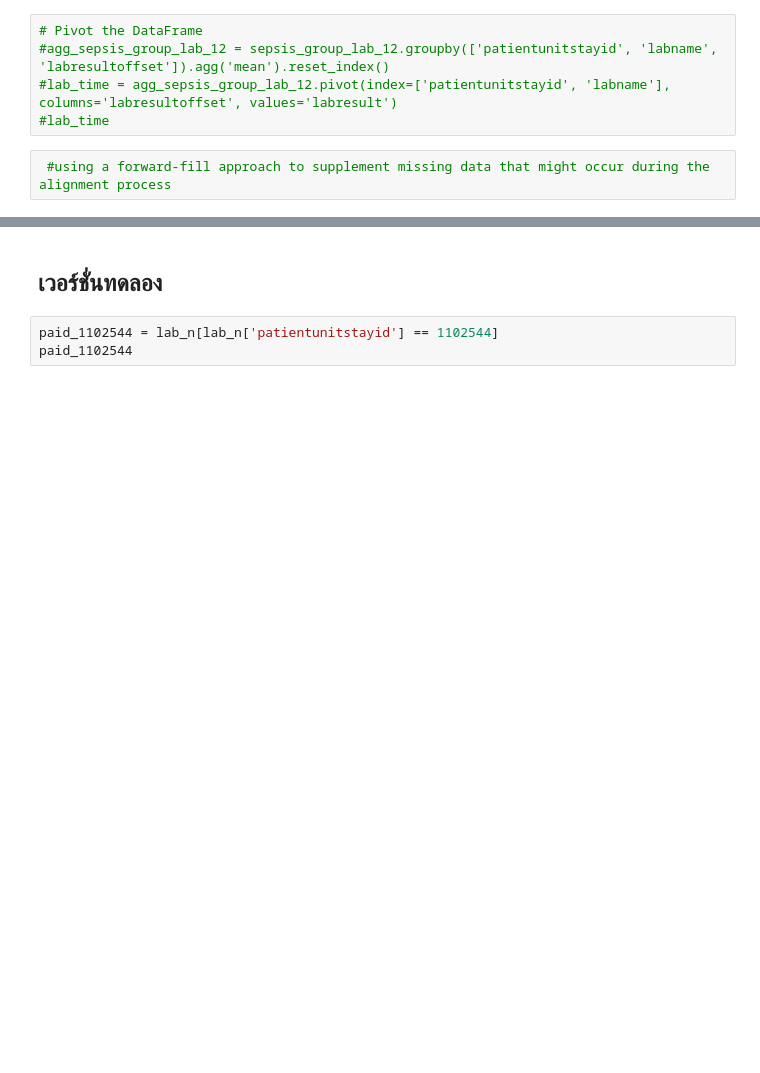
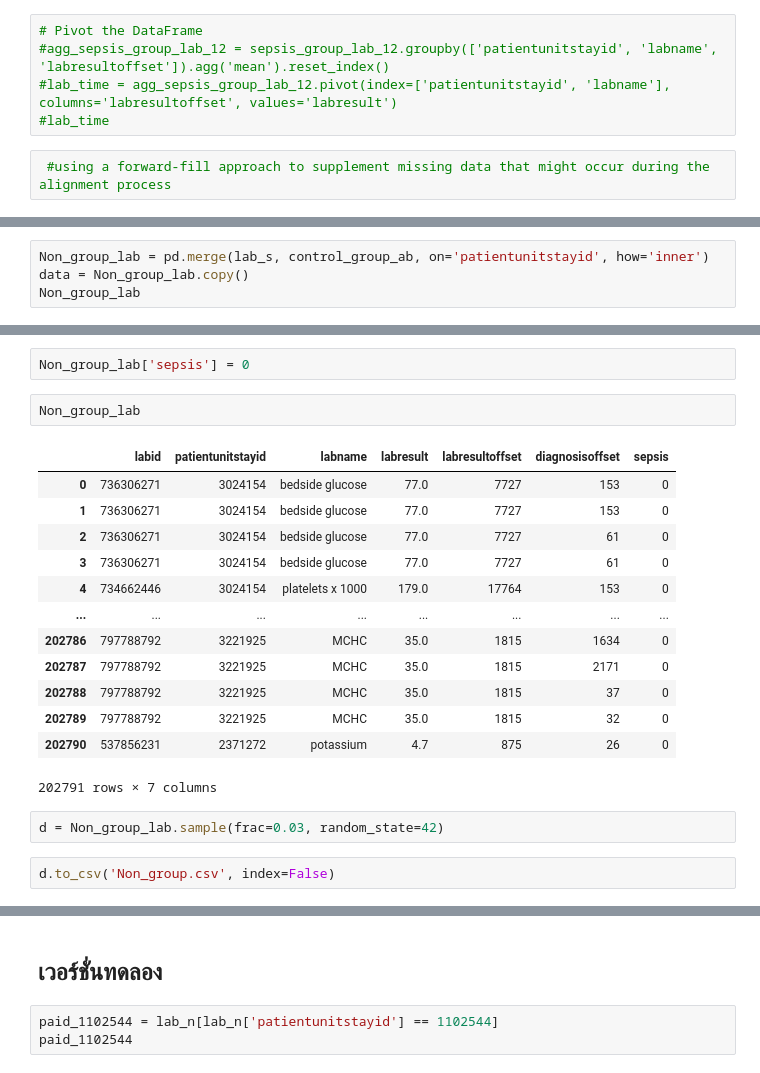
Before and after one commit to Tonry12/Data_joyx2, a Jupyter notebook: Sepsis_eICU_DATA.ipynb, the cells around one changed output, grey strips where cells are left out. Cells and saved outputs as stored; diff of their text form; blank space fills up the shorter version.

```diff
--- a/Sepsis_eICU_DATA.ipynb
+++ b/Sepsis_eICU_DATA.ipynb
@@ -569,0 +574,4 @@ sepsis_group_pivot
+# %%
+Non_group_lab = pd.merge(lab_s, control_group_ab, on='patientunitstayid', how='inner')
+data = Non_group_lab.copy()
+Non_group_lab
@@ -569,0 +592,22 @@ sepsis_group_pivot
+# %%
+Non_group_lab['sepsis'] = 0
+# %%
+Non_group_lab
+# %% [output]
+|  | labid | patientunitstayid | labname | labresult | labresultoffset | diagnosisoffset | sepsis |
+| 0 | 736306271 | 3024154 | bedside glucose | 77.0 | 7727 | 153 | 0 |
+| 1 | 736306271 | 3024154 | bedside glucose | 77.0 | 7727 | 153 | 0 |
+| 2 | 736306271 | 3024154 | bedside glucose | 77.0 | 7727 | 61 | 0 |
+| 3 | 736306271 | 3024154 | bedside glucose | 77.0 | 7727 | 61 | 0 |
+| 4 | 734662446 | 3024154 | platelets x 1000 | 179.0 | 17764 | 153 | 0 |
+| ... | ... | ... | ... | ... | ... | ... | ... |
+| 202786 | 797788792 | 3221925 | MCHC | 35.0 | 1815 | 1634 | 0 |
+| 202787 | 797788792 | 3221925 | MCHC | 35.0 | 1815 | 2171 | 0 |
+| 202788 | 797788792 | 3221925 | MCHC | 35.0 | 1815 | 37 | 0 |
+| 202789 | 797788792 | 3221925 | MCHC | 35.0 | 1815 | 32 | 0 |
+| 202790 | 537856231 | 2371272 | potassium | 4.7 | 875 | 26 | 0 |
+202791 rows × 7 columns
+# %%
+d = Non_group_lab.sample(frac=0.03, random_state=42)
+# %%
+d.to_csv('Non_group.csv', index=False)
```
Also changed, not shown: parts of 15 cells of this notebook.
